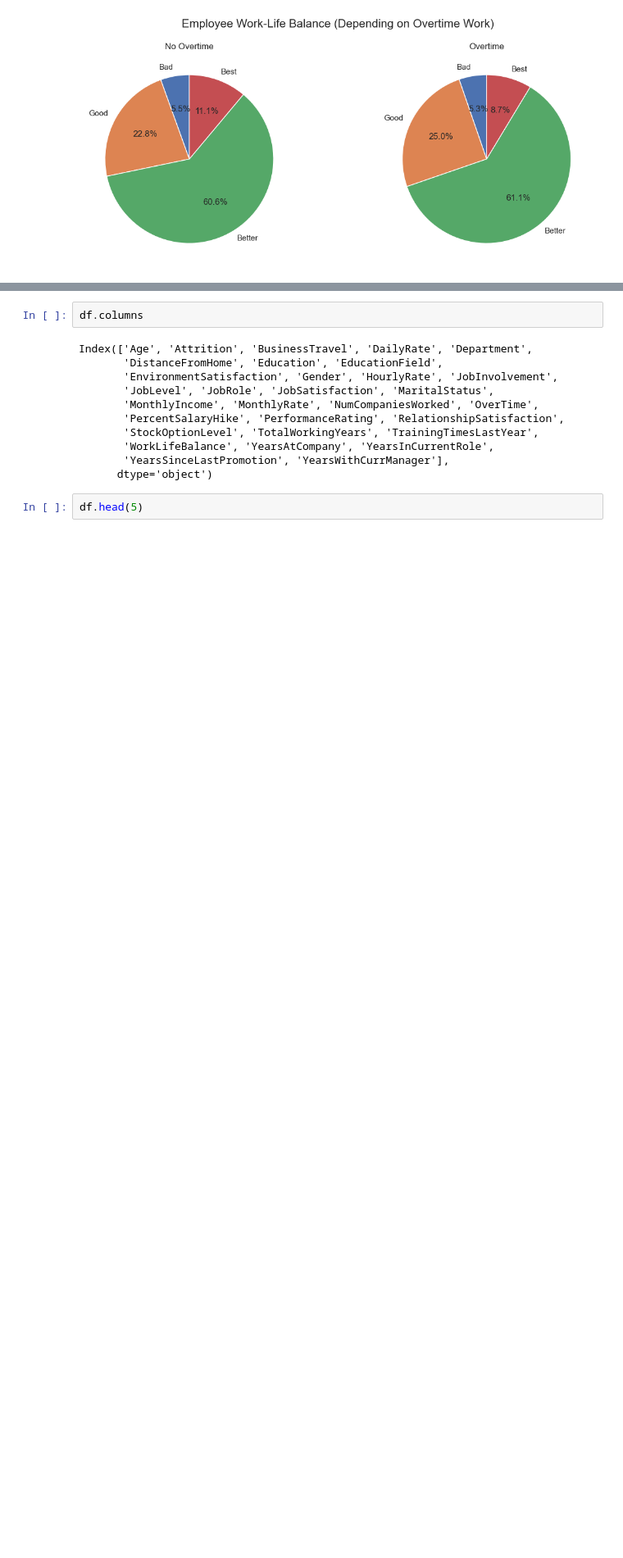
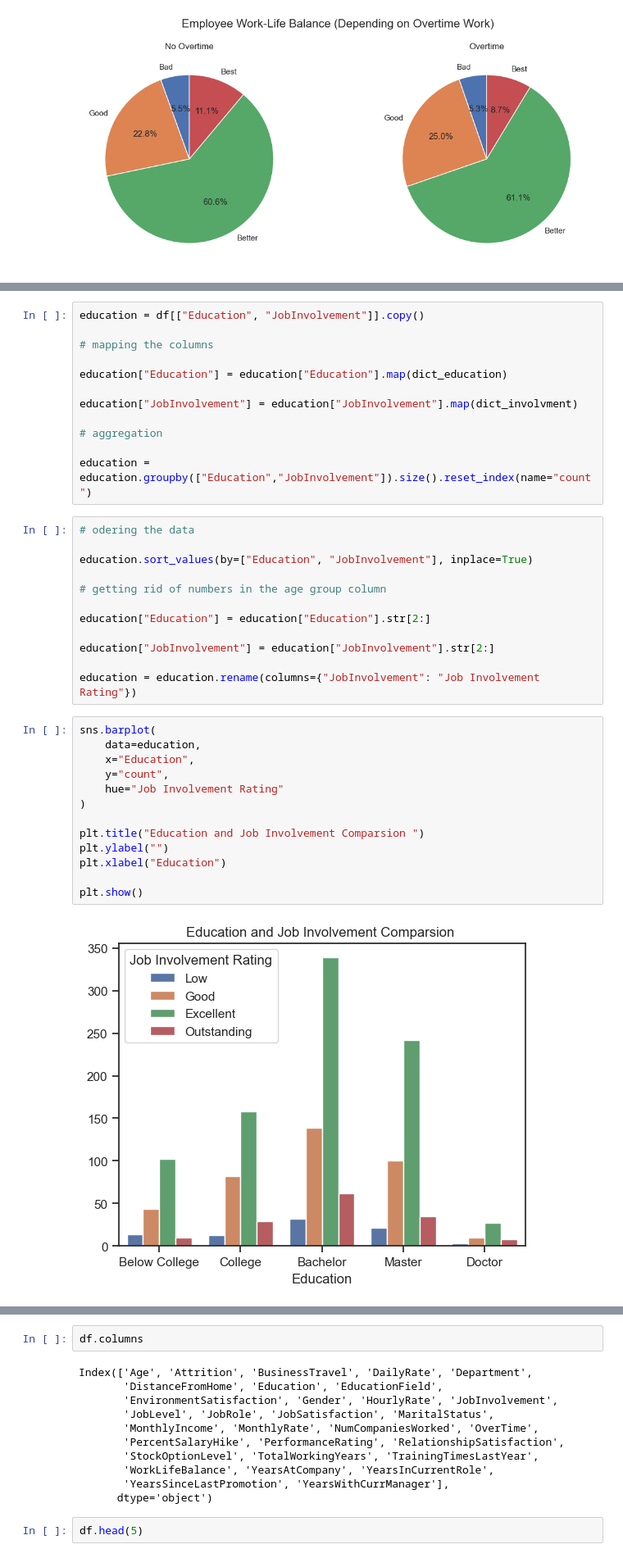
Before and after one commit to matbochenek42/Python-Analysis-of-Employee-Attrition-and-Performance, a Jupyter notebook: 4_Employee Satisfaction Analysis.ipynb, the cells around one changed output, grey strips where cells are left out. Shown at 82% size. Saved outputs shown, nothing was run; the diff lists cells and outputs as text; blank space fills up the shorter version.

```diff
--- a/4_Employee Satisfaction Analysis.ipynb
+++ b/4_Employee Satisfaction Analysis.ipynb
@@ -184,0 +195,39 @@ plt.show()
+# %%
+education = df[["Education", "JobInvolvement"]].copy()
+
+# mapping the columns
+
+education["Education"] = education["Education"].map(dict_education)
+
+education["JobInvolvement"] = education["JobInvolvement"].map(dict_involvment)
+
+# aggregation
+
+education = education.groupby(["Education","JobInvolvement"]).size().reset_index(name="count")
+# %%
+# odering the data
+
+education.sort_values(by=["Education", "JobInvolvement"], inplace=True)
+
+# getting rid of numbers in the age group column
+
+education["Education"] = education["Education"].str[2:]
+
+education["JobInvolvement"] = education["JobInvolvement"].str[2:]
+
+education = education.rename(columns={"JobInvolvement": "Job Involvement Rating"})
+# %%
+sns.barplot(
+    data=education,
+    x="Education",
+    y="count",
+    hue="Job Involvement Rating"
+)
+
+plt.title("Education and Job Involvement Comparsion ")
+plt.ylabel("")
+plt.xlabel("Education")
+
+plt.show()
+# %% [output]
+[figure, added]
```
Also changed, not shown: parts of 15 cells of this notebook, 2 other files.
